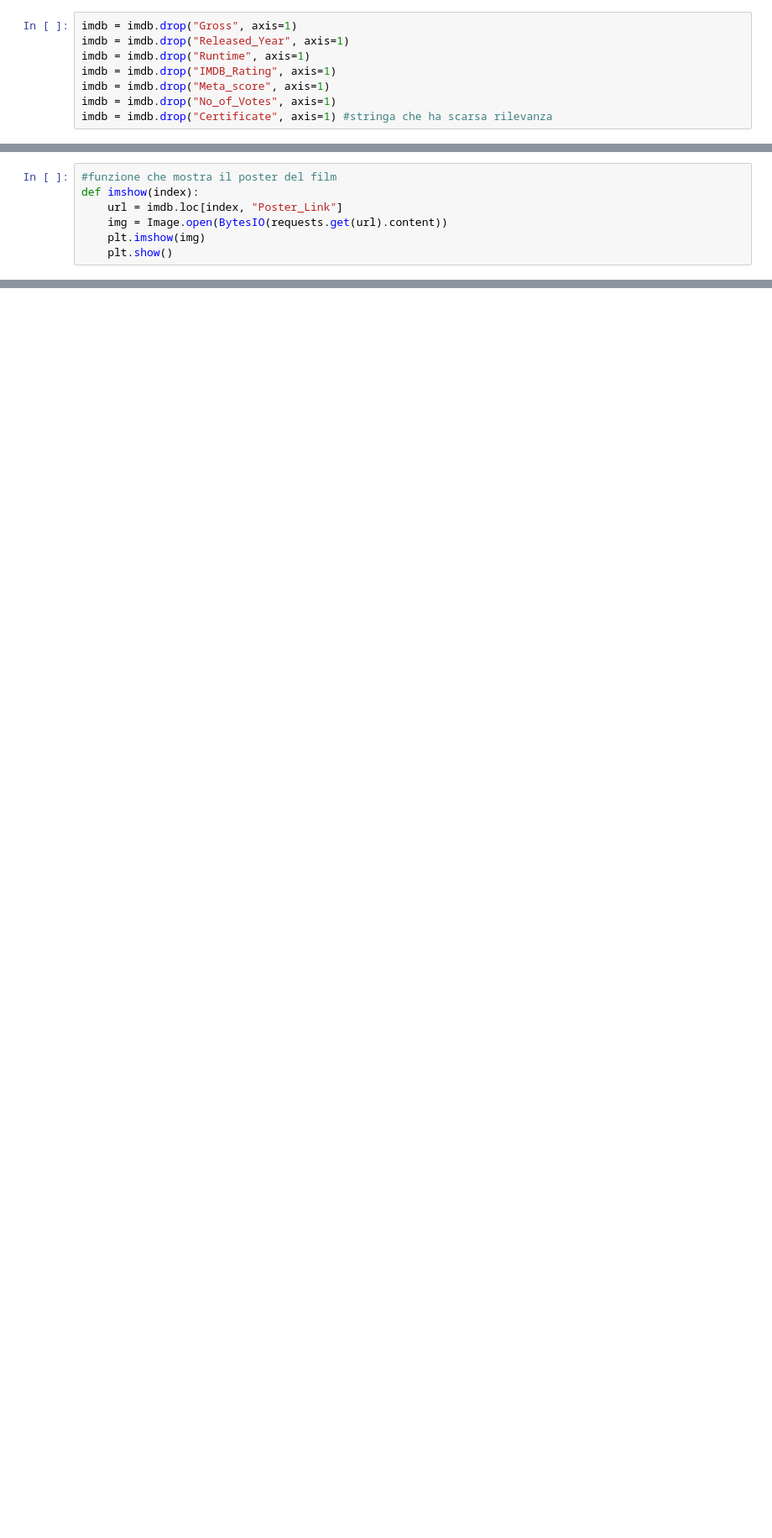
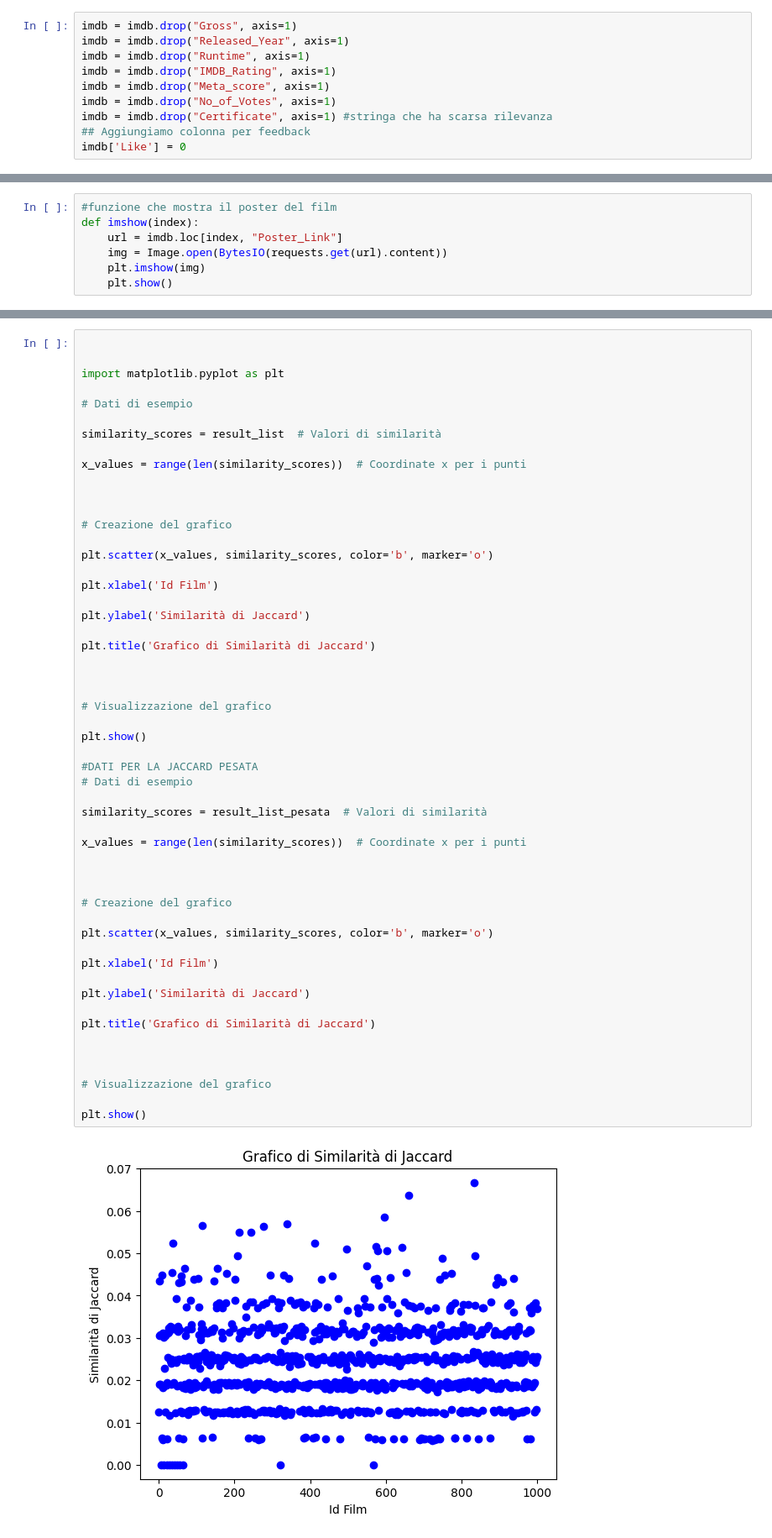
Before and after one commit to DevRic0/Movie-Recommender, a Jupyter notebook: ml_pipeline/Movie_Recommender_Clustering.ipynb, the cells around one changed output, grey strips where cells are left out. Shown at 84% size. Cells and saved outputs as stored; diff of their text form; blank space fills up the shorter version.

```diff
--- a/ml_pipeline/Movie_Recommender_Clustering.ipynb
+++ b/ml_pipeline/Movie_Recommender_Clustering.ipynb
@@ -73,3 +73,5 @@ imdb = imdb.drop("IMDB_Rating", axis=1)
 imdb = imdb.drop("Meta_score", axis=1)
 imdb = imdb.drop("No_of_Votes", axis=1)
 imdb = imdb.drop("Certificate", axis=1) #stringa che ha scarsa rilevanza
+## Aggiungiamo colonna per feedback
+imdb['Like'] = 0
@@ -235,0 +417,55 @@ Rio Bravo
+# %%
+
+
+import matplotlib.pyplot as plt
+
+# Dati di esempio
+
+similarity_scores = result_list  # Valori di similarità
+
+x_values = range(len(similarity_scores))  # Coordinate x per i punti
+
+
+
+# Creazione del grafico
+
+plt.scatter(x_values, similarity_scores, color='b', marker='o')
+
+plt.xlabel('Id Film')
+
+plt.ylabel('Similarità di Jaccard')
+
+plt.title('Grafico di Similarità di Jaccard')
+
+
+
+# Visualizzazione del grafico
+
+plt.show()
+
+#DATI PER LA JACCARD PESATA
+# Dati di esempio
+
+similarity_scores = result_list_pesata  # Valori di similarità
+
+x_values = range(len(similarity_scores))  # Coordinate x per i punti
+
+
+
+# Creazione del grafico
+
+plt.scatter(x_values, similarity_scores, color='b', marker='o')
+
+plt.xlabel('Id Film')
+
+plt.ylabel('Similarità di Jaccard')
+
+plt.title('Grafico di Similarità di Jaccard')
+
+
+
+# Visualizzazione del grafico
+
+plt.show()
+# %% [output]
+[figure, added]
```
Also changed, not shown: parts of 12 cells of this notebook.
